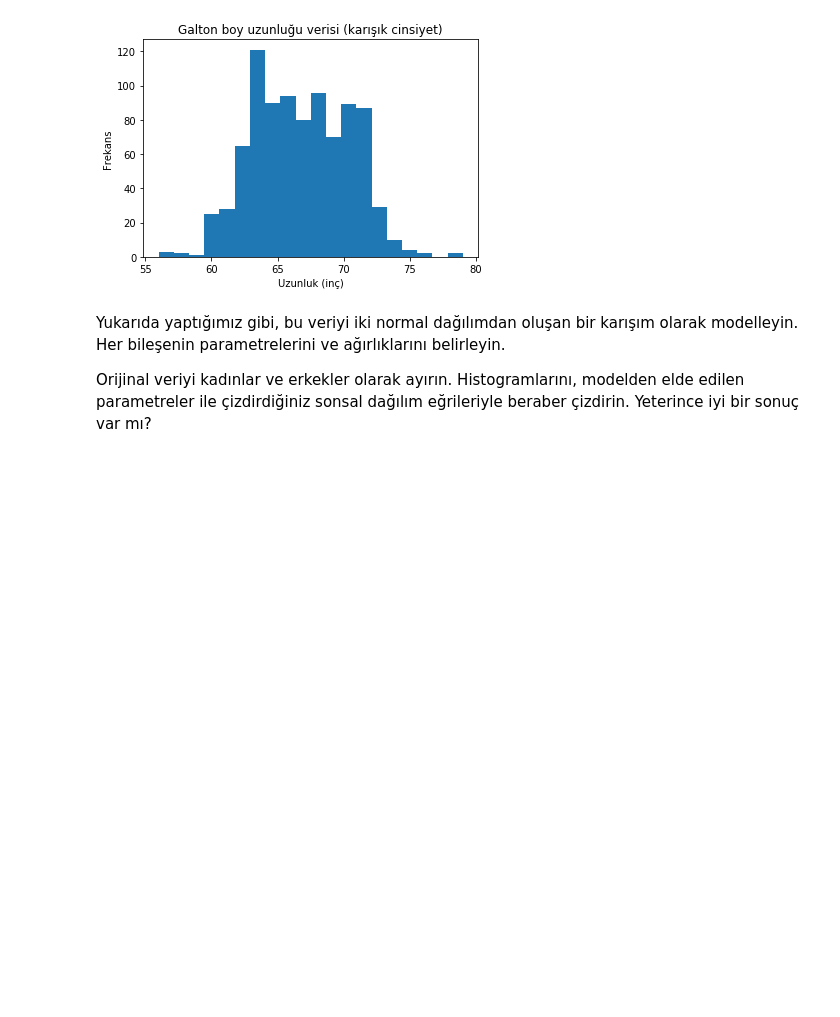
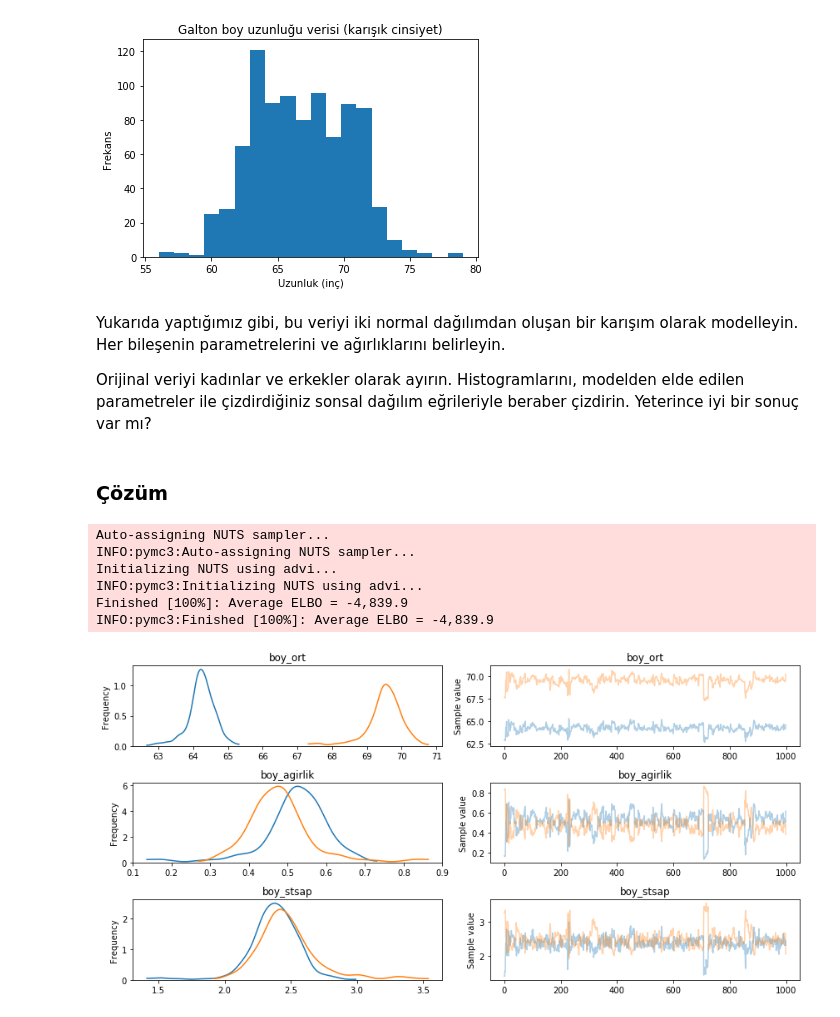
Before and after one commit to sibirbil/VBYO, a Jupyter notebook: kodlar/Simulasyon/Bayesci Kestirim 2 - Karışım modelleri.ipynb, the cells around one changed output. Saved outputs shown, nothing was run; the diff lists cells and outputs as text; code cells hidden in the pictures; blank space fills up the shorter version.

Commit message:
simülasyon kodları, çözümlü hali

```diff
--- a/kodlar/Simulasyon/Bayesci Kestirim 2 - Karışım modelleri.ipynb
+++ b/kodlar/Simulasyon/Bayesci Kestirim 2 - Karışım modelleri.ipynb
@@ -142,3 +142,24 @@ plt.ylabel("Frekans");
 Yukarıda yaptığımız gibi, bu veriyi iki normal dağılımdan oluşan bir karışım olarak modelleyin. Her bileşenin parametrelerini ve ağırlıklarını belirleyin.
 
 Orijinal veriyi kadınlar ve erkekler olarak ayırın. Histogramlarını, modelden elde edilen parametreler ile çizdirdiğiniz sonsal dağılım eğrileriyle beraber çizdirin. Yeterince iyi bir sonuç var mı?
+# %% [markdown]
+### Çözüm
+# %%
+boy_modeli = pm.Model()
+with boy_modeli:
+    boy_agirlik = pm.Dirichlet("boy_agirlik", np.array([1,1]))
+    boy_ort = pm.Normal("boy_ort", mu=[60, 70], sd=20, shape=2)
+    boy_stsap = pm.Uniform("boy_stsap", lower=0, upper=30, shape=2)
+    B = pm.NormalMixture("B", w=boy_agirlik, mu=boy_ort, sd=boy_stsap, observed=boylar)
+    boy_numuneler = pm.sample(1000)
+# %% [output]
+Auto-assigning NUTS sampler...
+INFO:pymc3:Auto-assigning NUTS sampler...
+Initializing NUTS using advi...
+INFO:pymc3:Initializing NUTS using advi...
+Finished [100%]: Average ELBO = -4,839.9
+INFO:pymc3:Finished [100%]: Average ELBO = -4,839.9
+# %%
+pm.traceplot(boy_numuneler);
+# %% [output]
+[figure, added]
```
Also changed, not shown: parts of 4 cells of this notebook, 5 other files.
